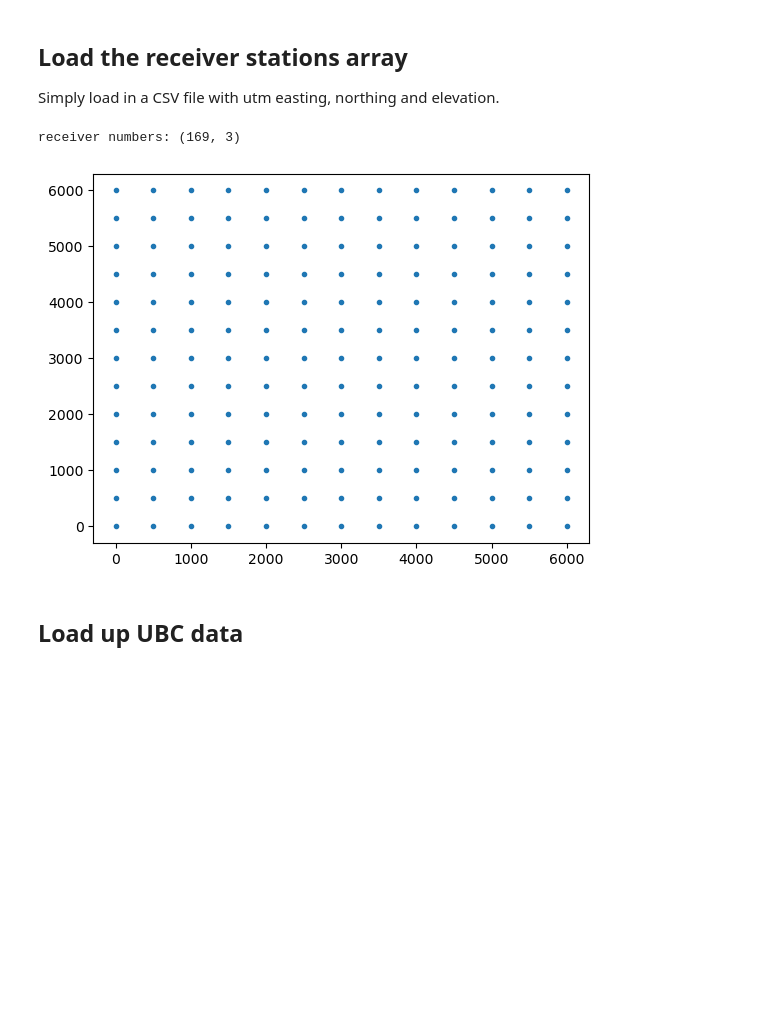
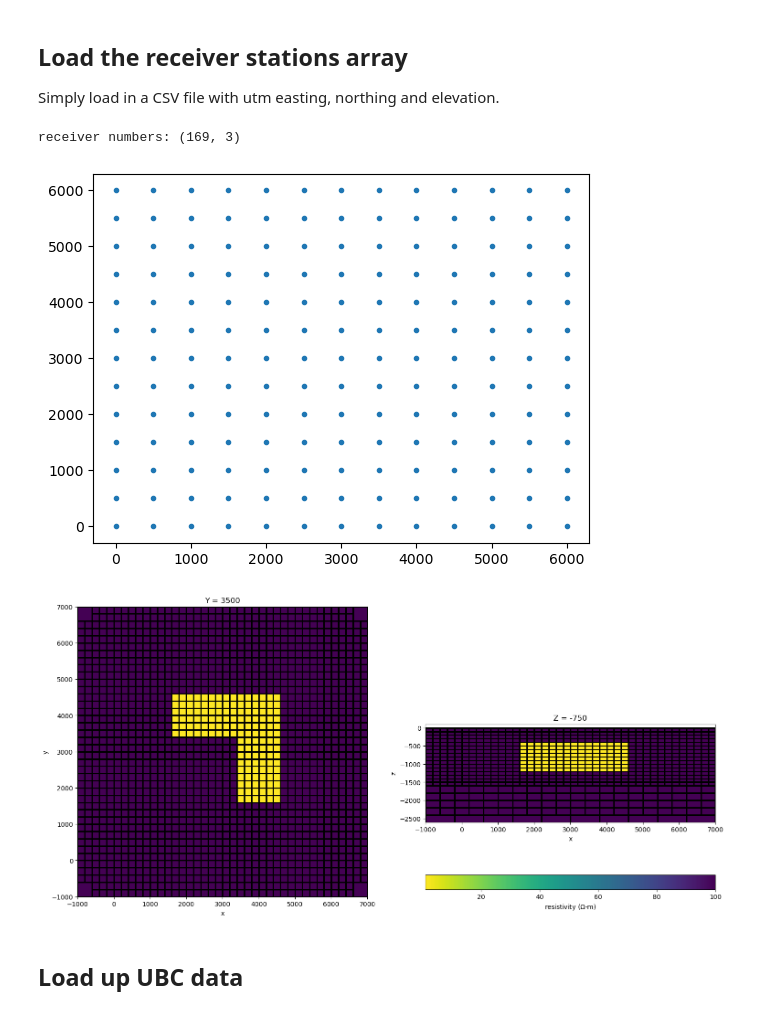
Before and after one commit to simpeg-research/heagy-et-al-2023-aem, a Jupyter notebook: mt/airborne_tipper/nsem-forward-model-notebook.ipynb, the cells around one changed output. Cells and saved outputs as stored; diff of their text form; code cells hidden in the pictures; blank space fills up the shorter version.

```diff
--- a/mt/airborne_tipper/nsem-forward-model-notebook.ipynb
+++ b/mt/airborne_tipper/nsem-forward-model-notebook.ipynb
@@ -46,23 +46,49 @@ print(model[active].min(), model[active].max())
 ## Load the receiver stations array
 
 Simply load in a CSV file with utm easting, northing and elevation.
-# %%
-# create receivers
-rx_x, rx_y = np.meshgrid(np.arange(0, 6500, 500), np.arange(0, 6500, 500))
-receivers = np.hstack((mkvc(rx_x, 2), mkvc(rx_y, 2), np.ones((np.prod(rx_x.shape), 1))*50.0))
-print(f"receiver numbers: {receivers.shape}")
-
-plt.plot(receivers[:, 0], receivers[:, 1], '.')
-plt.show()
-
-# # process the receivers
-# receivers = np.genfromtxt(r"C:\Users\johnk\Documents\git\jresearch\PGI\mt\simulation_inputs\stations.csv", delimiter=',', skip_header=1)
-
-# plt.plot(receivers[:, 0], receivers[:, 1], '.')
-# plt.show()
-# %% [output]
-receiver numbers: (169, 3)
-[figure, removed]
+# %%
+# create receivers
+rx_x, rx_y = np.meshgrid(np.arange(0, 6500, 500), np.arange(0, 6500, 500))
+receivers = np.hstack((mkvc(rx_x, 2), mkvc(rx_y, 2), np.ones((np.prod(rx_x.shape), 1))*50.0))
+print(f"receiver numbers: {receivers.shape}")
+
+plt.plot(receivers[:, 0], receivers[:, 1], '.')
+plt.show()
+
+
+# ---------------------------------------------------------------------------------------------------------------------------------------
+
+# Plot input model
+
+#
+
+plt_model = 1 / model
+plt_model[~active] = np.nan
+
+fig, ax = plt.subplots(1, 2, figsize=(18, 10))
+
+collect_obj = mesh.plot_slice(plt_model, ax=ax[0], ind=int(120), grid=True, normal='Z', clim=[1, 100], pcolor_opts={"cmap": 'viridis_r'})
+# color_bar = plt.colorbar(collect_obj[0])
+# ax[0].plot(source_locations[:, 0], source_locations[:, 1], '-g', linewidth=6)
+# ax[0].text(300, -250, 'Transmiter', fontsize=20, color='white', fontweight='bold')
+
+ax[0].set_xlim([-1000, 7000])
+ax[0].set_ylim([-1000, 7000])
+ax[0].set_aspect('equal')
+ax[0].set_title('Y = 3500')
+# ax[0].axis('equal')
+collect_obj = mesh.plot_slice(plt_model, ax=ax[1], ind=int(66), grid=True, normal='Y', clim=[1, 100], pcolor_opts={"cmap": 'viridis_r'})
+# color_bar = plt.colorbar(collect_obj[0])
+ax[1].set_xlim([-1000, 7000])
+ax[1].set_ylim([-2600, 100])
+ax[1].set_aspect('equal')
+ax[1].set_title('Z = -750')
+fig.colorbar(collect_obj[0], label=r'resistivity ($\Omega$-m)', orientation='horizontal')
+plt.show()
+# %% [output]
+receiver numbers: (169, 3)
+[figure, added]
+[figure, added]
 # %% [markdown]
 ## Load up UBC data
 # %%
```
Also changed, not shown: parts of 10 cells of this notebook, 1 other file.
